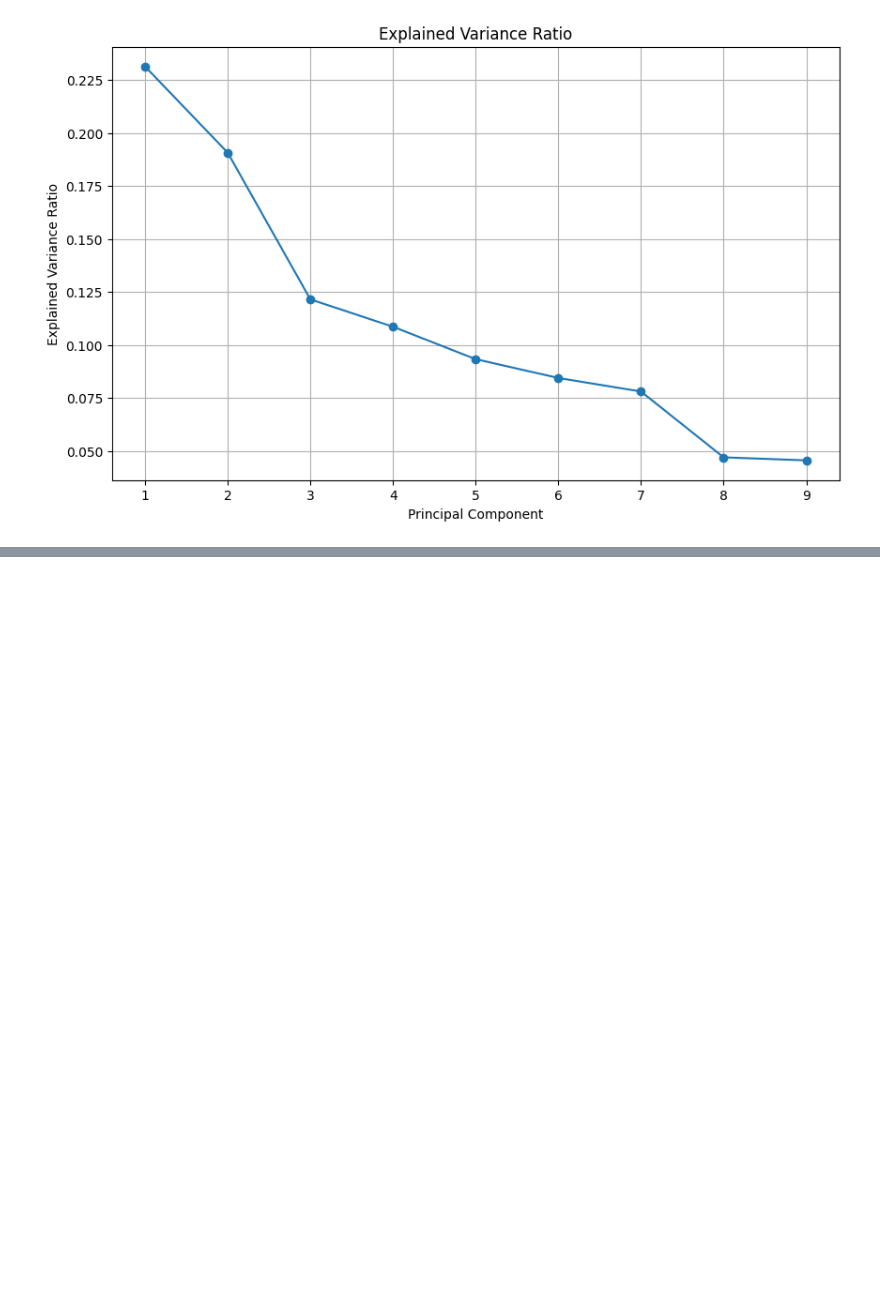
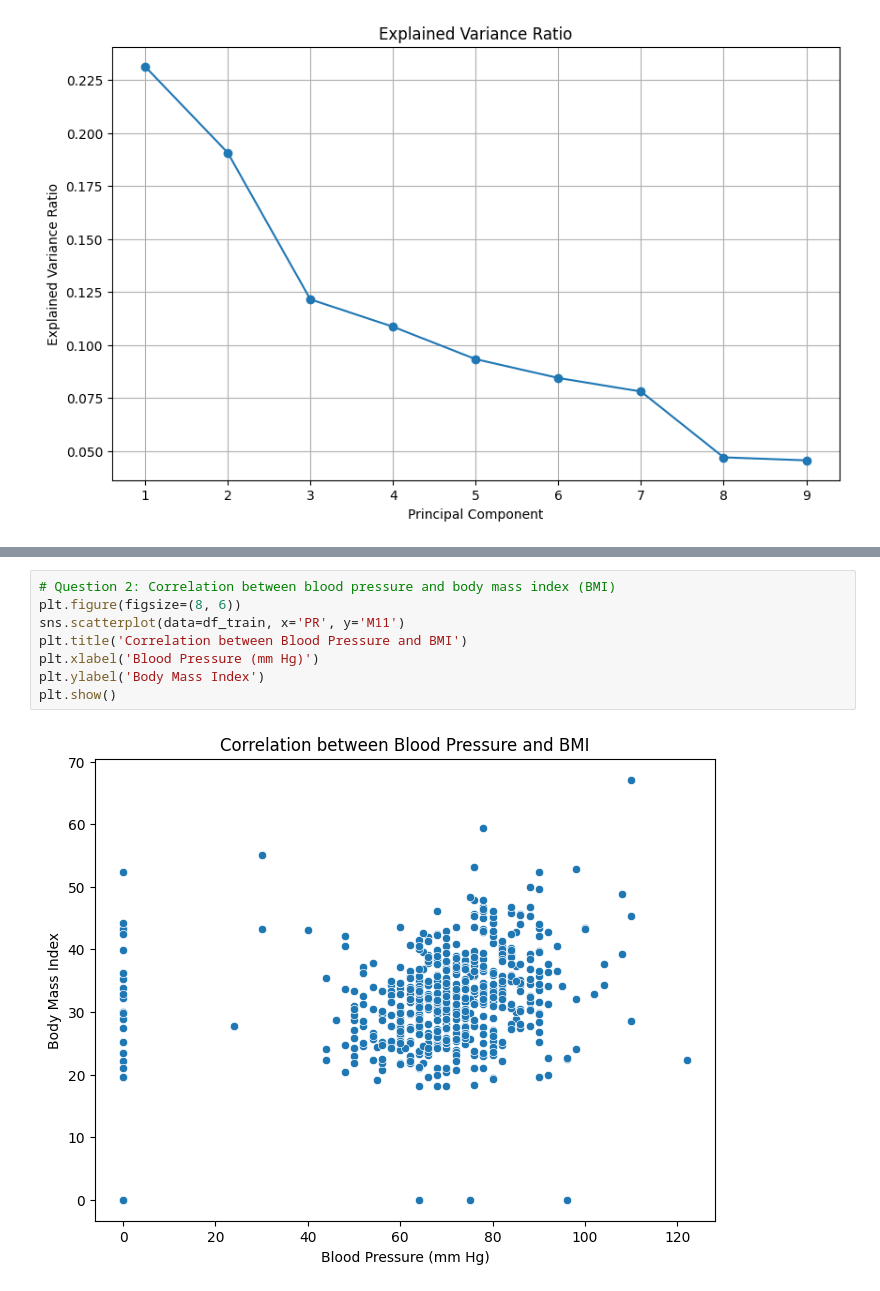
Before and after one commit to CODE-MUCHIRA/Building-a-FastAPI-for-Sepsis-Prediction-, a Jupyter notebook: notebook.ipynb, the cells around one changed output, grey strips where cells are left out. Drawn from its saved outputs; the diff is of its cells as text; blank space fills up the shorter version.

```diff
--- a/notebook.ipynb
+++ b/notebook.ipynb
@@ -248,0 +283,10 @@ plt.show()
+# %%
+# Question 2: Correlation between blood pressure and body mass index (BMI)
+plt.figure(figsize=(8, 6))
+sns.scatterplot(data=df_train, x='PR', y='M11')
+plt.title('Correlation between Blood Pressure and BMI')
+plt.xlabel('Blood Pressure (mm Hg)')
+plt.ylabel('Body Mass Index')
+plt.show()
+# %% [output]
+[figure, added]
```
Also changed, not shown: parts of 22 cells of this notebook.
